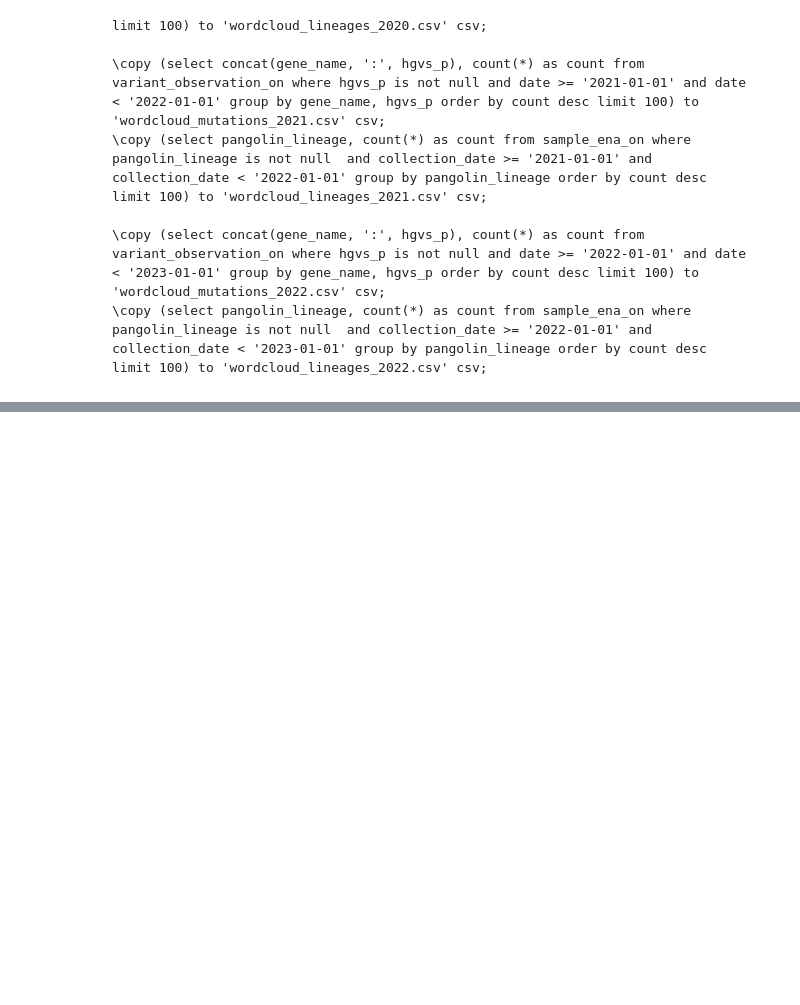
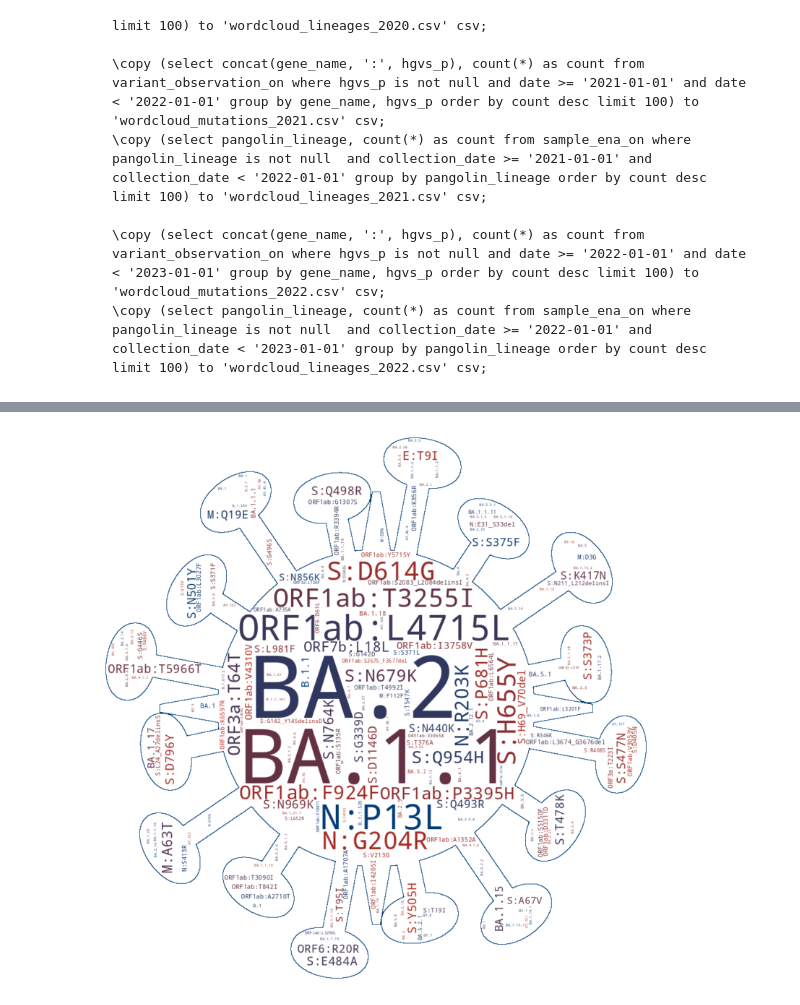
Before and after one commit to TRON-Bioinformatics/covigator-analysis, a Jupyter notebook: jupyter/00_word_cloud/wordcloud.ipynb, the cells around one changed output, grey strips where cells are left out. Cells and saved outputs as stored; diff of their text form; code cells hidden in the pictures; blank space fills up the shorter version.

```diff
--- a/jupyter/00_word_cloud/wordcloud.ipynb
+++ b/jupyter/00_word_cloud/wordcloud.ipynb
@@ -69,0 +99,6 @@ Fetch the data for 2020, 2021 and 2022 separately.
+# %%
+data_2022 = load_data('wordcloud_2022.csv')
+fig_2022 = plot_word_cloud(data_2022)
+fig_2022.savefig('wordcloud_2022.png', dpi=100)
+# %% [output]
+[figure, added]
```
Also changed, not shown: parts of 6 cells of this notebook, 3 other files.
